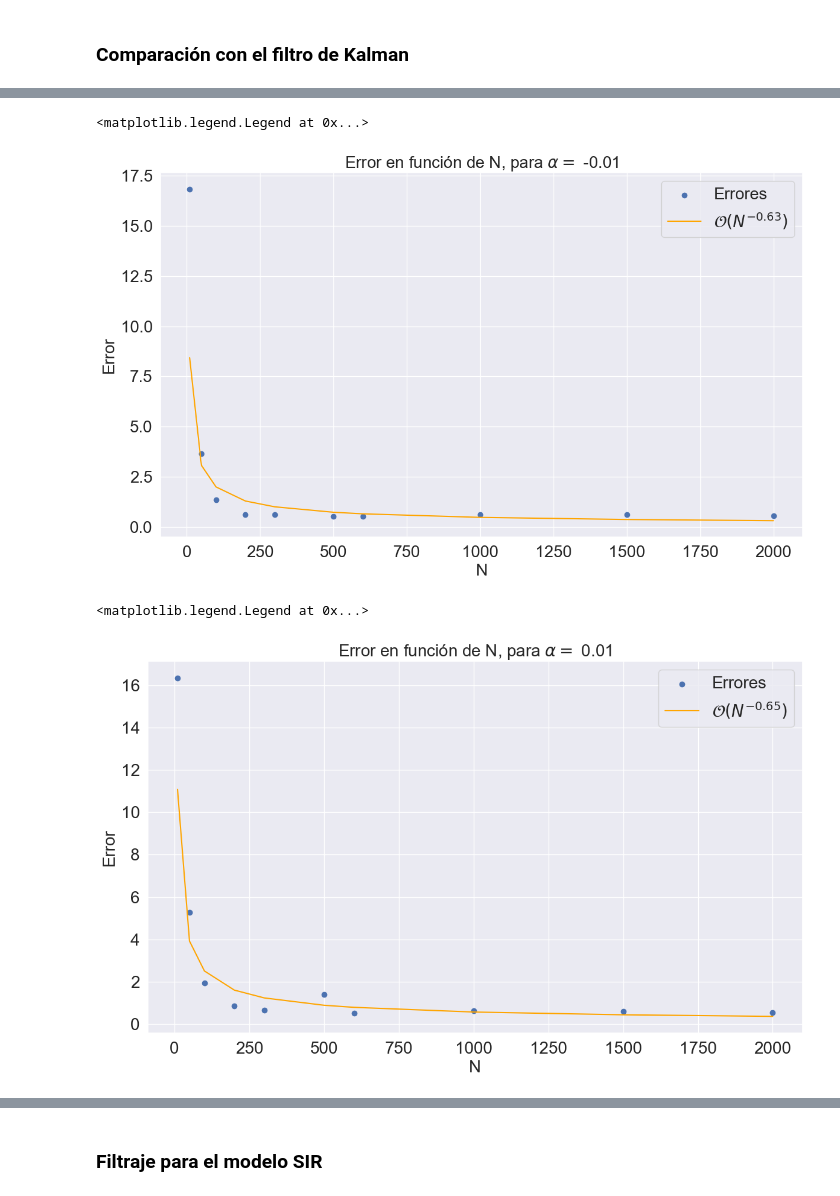
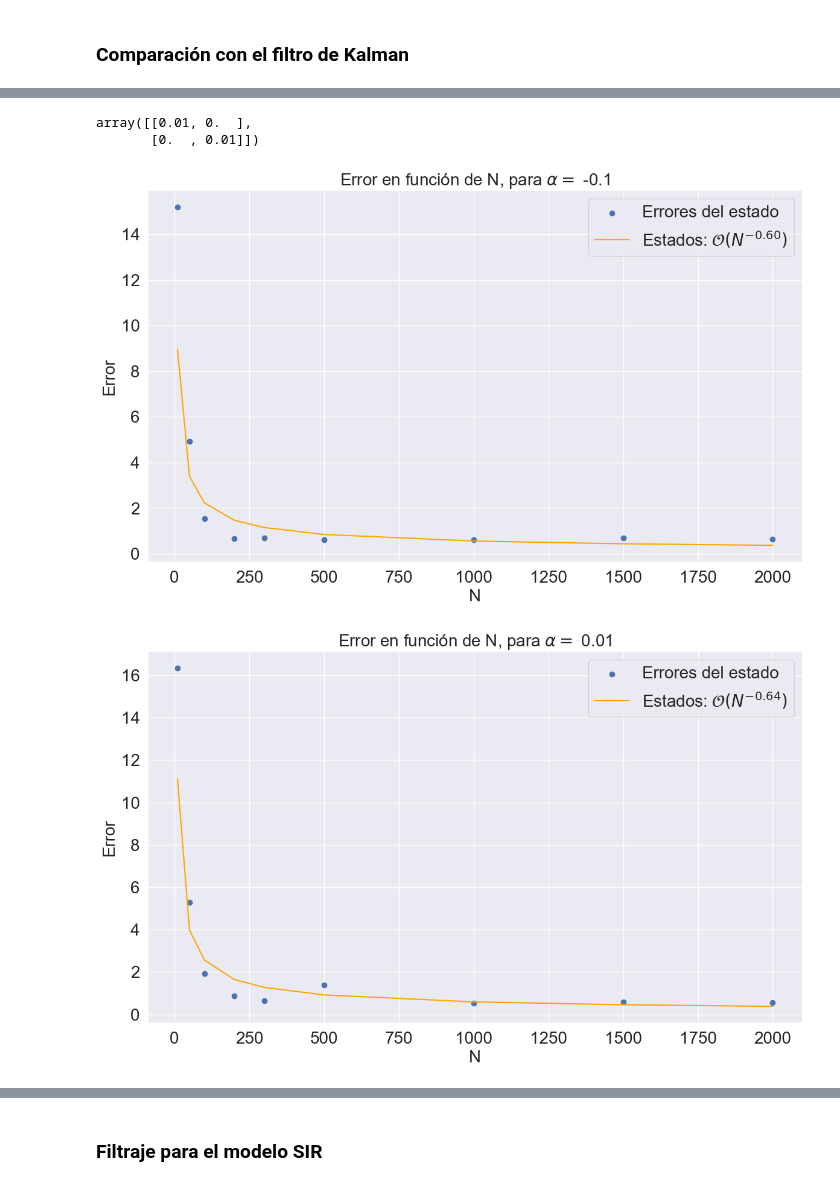
Before and after one commit to diegoolguinw/Koopman_nonlinear_filter, a Jupyter notebook: notebooks/chapter4.ipynb, the cells around one changed output, grey strips where cells are left out. Saved outputs shown, nothing was run; the diff lists cells and outputs as text; code cells hidden in the pictures.

```diff
--- a/notebooks/chapter4.ipynb
+++ b/notebooks/chapter4.ipynb
@@ -187,7 +187,7 @@ def compare_linear_filters(x0, x0_prior, A, C, Q, R, k, N, iters, optimize=True)
     sol_kkkf = kkkf.apply_koopman_kalman_filter(koopman, y.T, x0_prior, N, optimize=optimize)
     x_kkkf, P_kkkf = sol_kkkf.x_plus.T, sol_kkkf.Px_plus
 
-    return x, x_kalman, x_kkkf
+    return x, x_kalman, x_kkkf, P_kalman, P_kkkf
 # %%
 # Condición inicial real
 x0 = np.array([1, 1, 1])
@@ -295,11 +365,13 @@ plt.show()
 # %%
+np.random.seed(42)
+
 # Kernel
 k = Matern(length_scale=1e2, nu=1.5)
 
 # Comparación de los filtros
 alpha = -0.25
 A = A_fun(alpha)
-x, x_kalman, x_kkkf = compare_linear_filters(x0, x0_prior, A, C, Q, R, k, N, iters, optimize=False)
+x, x_kalman, x_kkkf, P_kalman, P_kkkf = compare_linear_filters(x0, x0_prior, A, C, Q, R, k, N, iters, optimize=False)
 
 fig, ax = plt.subplots(3, 1, figsize=(12, 12))
 
@@ -330,33 +435,43 @@ plt.show()
+# %%
+R
+# %% [output]
+array([[0.01, 0.  ],
+       [0.  , 0.01]])
 # %%
 np.random.seed(42)
 
 # Calcular errores
-alpha = -0.01
+alpha = -0.1
 A = A_fun(alpha)
 
-Ns = [10, 50, 100, 200, 300, 500, 600, 1000, 1500, 2000]
+Ns = [10, 50, 100, 200, 300, 500, 1000, 1500, 2000]
 
 errors_kalman = []
+errors_P_kalman = []
+errors_pf = []
 
 for N in Ns:
     # Kernel
     k = Cte(1.0, (1e-5, 1e5)) * Matern(length_scale=N**(2/3), nu=0.5)
-    x, x_kalman, x_kkkf = compare_linear_filters(x0, x0_prior, A, C, Q, R, k, N, iters, optimize=False)
+    x, x_kalman, x_kkkf, P_kalman, P_kkkf = compare_linear_filters(x0, x0_prior, A, C, Q, R, k, N, iters, optimize=False)
     errors_kalman.append(np.linalg.norm(x_kalman - x_kkkf))
+    errors_P_kalman.append(np.linalg.norm(P_kalman.T - P_kkkf))
 
 # Ajustar una curva C*N**alpha
-p = np.polyfit(np.log(Ns), np.log(errors_kalman), 1)
+p1 = np.polyfit(np.log(Ns), np.log(errors_kalman), 1)
+p2 = np.polyfit(np.log(Ns), np.log(errors_P_kalman), 1)
 
-plt.scatter(Ns, errors_kalman, label='Errores')
-plt.plot(Ns, np.exp(p[1])*Ns**p[0], label=r'$\mathcal{O}(N^{%.2f})$' % p[0], c='orange')
+plt.scatter(Ns, errors_kalman, label='Errores del estado')
+plt.plot(Ns, np.exp(p1[1])*Ns**p1[0], label=r'Estados: $\mathcal{O}(N^{%.2f})$' % p1[0], c='orange')
+#plt.scatter(Ns, errors_P_kalman, label='Errores de la covarianza')
+#plt.plot(Ns, np.exp(p2[1])*Ns**p2[0], label=r'Covarianza: $\mathcal{O}(N^{%.2f})$' % p2[0], c='green')
 plt.xlabel('N')
 plt.ylabel('Error')
 plt.title(r'Error en función de N, para $\alpha=$ {}'.format(alpha))
+plt.legend()
 plt.savefig(img_path+'linear_error_01.pdf')
-plt.legend()
 # %% [output]
-<matplotlib.legend.Legend at 0x...>
-[figure, old version]
+[figure, new version]
 # %%
 np.random.seed(42)
 
@@ -364,29 +479,33 @@ np.random.seed(42)
 alpha = 0.01
 A = A_fun(alpha)
 
-Ns = [10, 50, 100, 200, 300, 500, 600, 1000, 1500, 2000]
+Ns = [10, 50, 100, 200, 300, 500, 1000, 1500, 2000]
 
 errors_kalman = []
+errors_P_kalman = []
 
 for N in Ns:
     # Kernel
     k = Cte(1.0, (1e-5, 1e5)) * Matern(N**(2/3), nu=0.5)
-    x, x_kalman, x_kkkf = compare_linear_filters(x0, x0_prior, A, C, Q, R, k, N, iters, optimize=False)
+    x, x_kalman, x_kkkf, P_kalman, P_kkkf = compare_linear_filters(x0, x0_prior, A, C, Q, R, k, N, iters, optimize=False)
     errors_kalman.append(np.linalg.norm(x_kalman - x_kkkf))
+    errors_P_kalman.append(np.linalg.norm(P_kalman.T - P_kkkf))
 
 # Ajustar una curva C*N**alpha
-p = np.polyfit(np.log(Ns), np.log(errors_kalman), 1)
+p1 = np.polyfit(np.log(Ns), np.log(errors_kalman), 1)
+p2 = np.polyfit(np.log(Ns), np.log(errors_P_kalman), 1)
 
-plt.scatter(Ns, errors_kalman, label='Errores')
-plt.plot(Ns, np.exp(p[1])*Ns**p[0], label=r'$\mathcal{O}(N^{%.2f})$' % p[0], c='orange')
+plt.scatter(Ns, errors_kalman, label='Errores del estado')
+plt.plot(Ns, np.exp(p1[1])*Ns**p1[0], label=r'Estados: $\mathcal{O}(N^{%.2f})$' % p1[0], c='orange')
+#plt.scatter(Ns, errors_P_kalman, label='Errores de la covarianza')
+#plt.plot(Ns, np.exp(p2[1])*Ns**p2[0], label=r'Covarianza: $\mathcal{O}(N^{%.2f})$' % p2[0], c='green')
 plt.xlabel('N')
 plt.ylabel('Error')
 plt.title(r'Error en función de N, para $\alpha=$ {}'.format(alpha))
+plt.legend()
 plt.savefig(img_path+'linear_error_001.pdf')
-plt.legend()
 # %% [output]
-<matplotlib.legend.Legend at 0x...>
-[figure, old version]
+[figure, new version]
 # %%
 np.random.seed(42)
 
```
Also changed, not shown: parts of 23 cells of this notebook, 19 other files.
